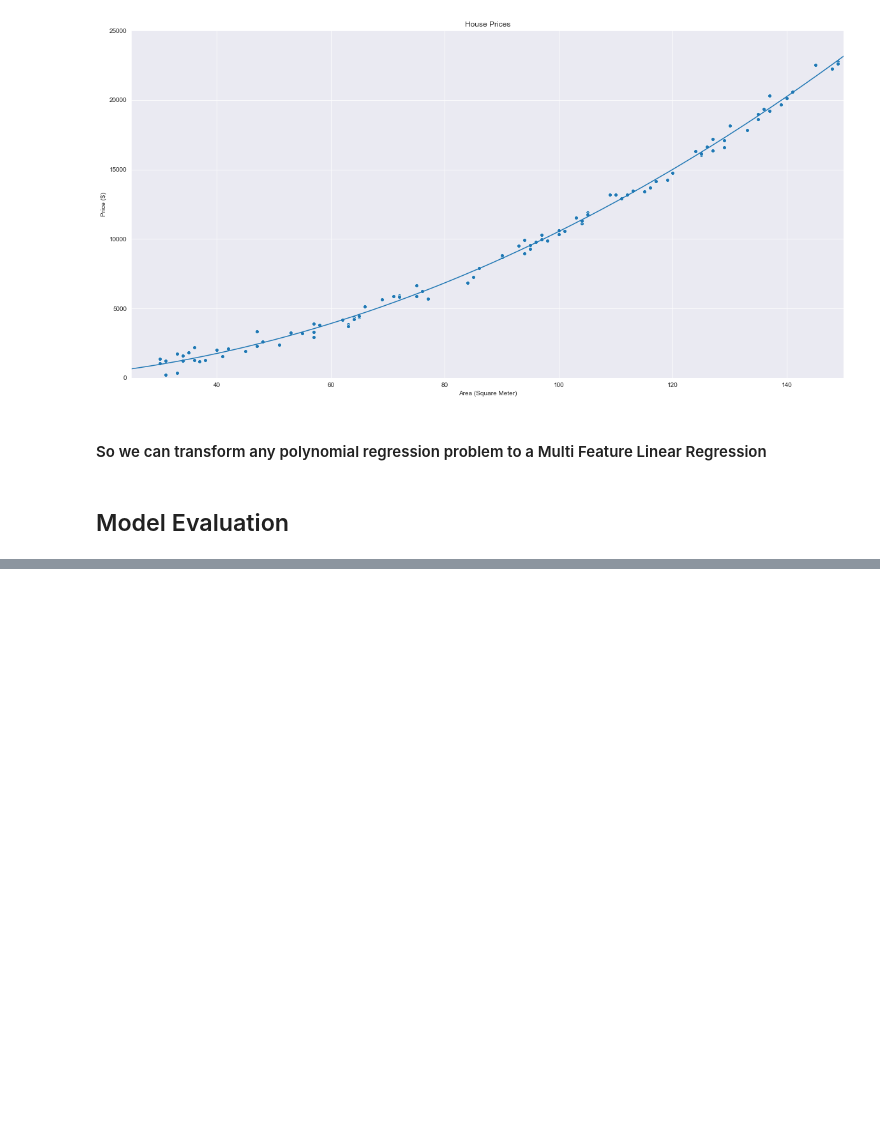
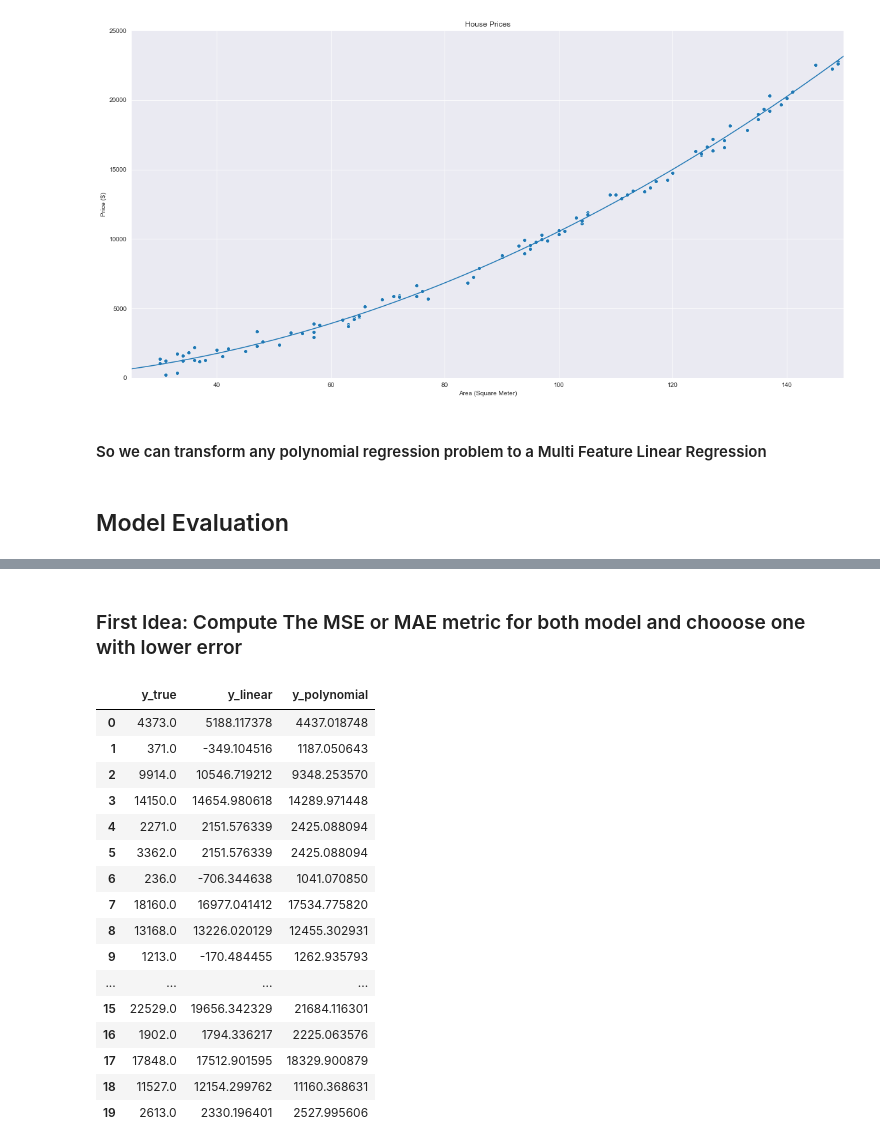
Before and after one commit to SoheilKoohi/ml_course, a Jupyter notebook: 01_linear_regression.ipynb, the cells around one changed output, grey strips where cells are left out. Saved outputs shown, nothing was run; the diff lists cells and outputs as text; code cells hidden in the pictures; blank space fills up the shorter version.

```diff
--- a/01_linear_regression.ipynb
+++ b/01_linear_regression.ipynb
@@ -407,0 +443,28 @@ plt.show()
+# %% [markdown]
+<h3>First Idea: Compute The MSE or MAE metric for both model and chooose one with lower error</h3>
+# %%
+y_true = dataset_df["price"].values.reshape(-1, 1)
+x_true = dataset_df["area"].values.reshape(-1, 1)
+y_pred_lin = a_1_lin * x_true + a_2_lin
+y_pred_pol = a_1_pol * x_true ** 2 + a_2_pol * x_true + a_3_pol
+outputs = np.array([y_true, y_pred_lin, y_pred_pol]).T.squeeze()
+outputs_df = pd.DataFrame(outputs, columns=["y_true", "y_linear", "y_polynomial"])
+outputs_df.head(20)
+# %% [output]
+|  | y_true | y_linear | y_polynomial |
+| 0 | 4373.0 | 5188.117378 | 4437.018748 |
+| 1 | 371.0 | -349.104516 | 1187.050643 |
+| 2 | 9914.0 | 10546.719212 | 9348.253570 |
+| 3 | 14150.0 | 14654.980618 | 14289.971448 |
+| 4 | 2271.0 | 2151.576339 | 2425.088094 |
+| 5 | 3362.0 | 2151.576339 | 2425.088094 |
+| 6 | 236.0 | -706.344638 | 1041.070850 |
+| 7 | 18160.0 | 16977.041412 | 17534.775820 |
+| 8 | 13168.0 | 13226.020129 | 12455.302931 |
+| 9 | 1213.0 | -170.484455 | 1262.935793 |
+| ... | ... | ... | ... |
+| 15 | 22529.0 | 19656.342329 | 21684.116301 |
+| 16 | 1902.0 | 1794.336217 | 2225.063576 |
+| 17 | 17848.0 | 17512.901595 | 18329.900879 |
+| 18 | 11527.0 | 12154.299762 | 11160.368631 |
+| 19 | 2613.0 | 2330.196401 | 2527.995606 |
```
Also changed, not shown: parts of 20 cells of this notebook.
